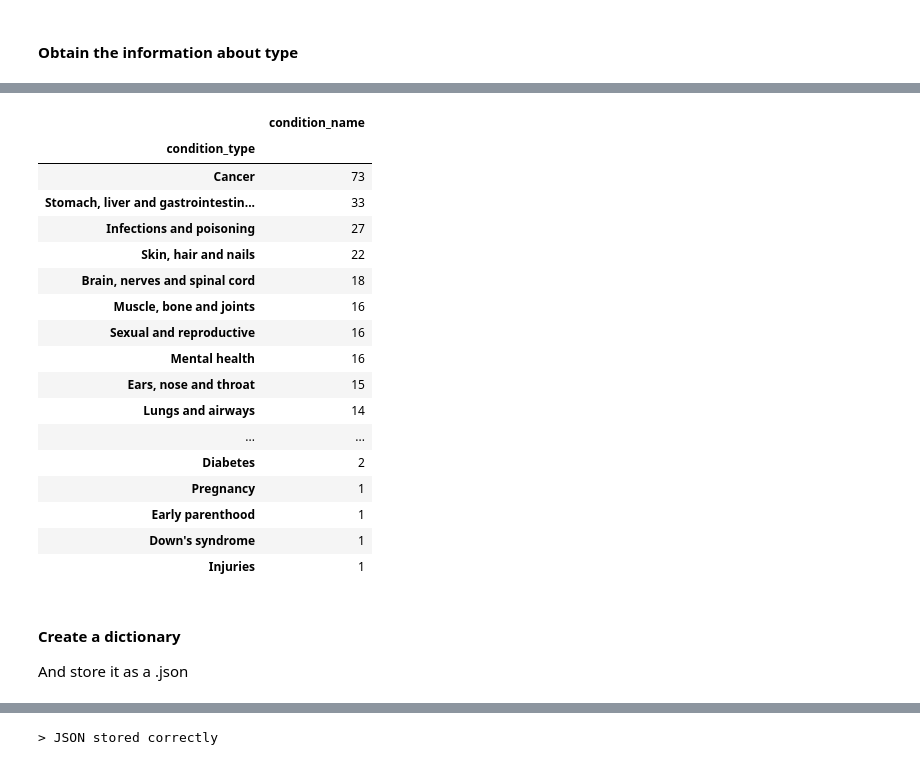
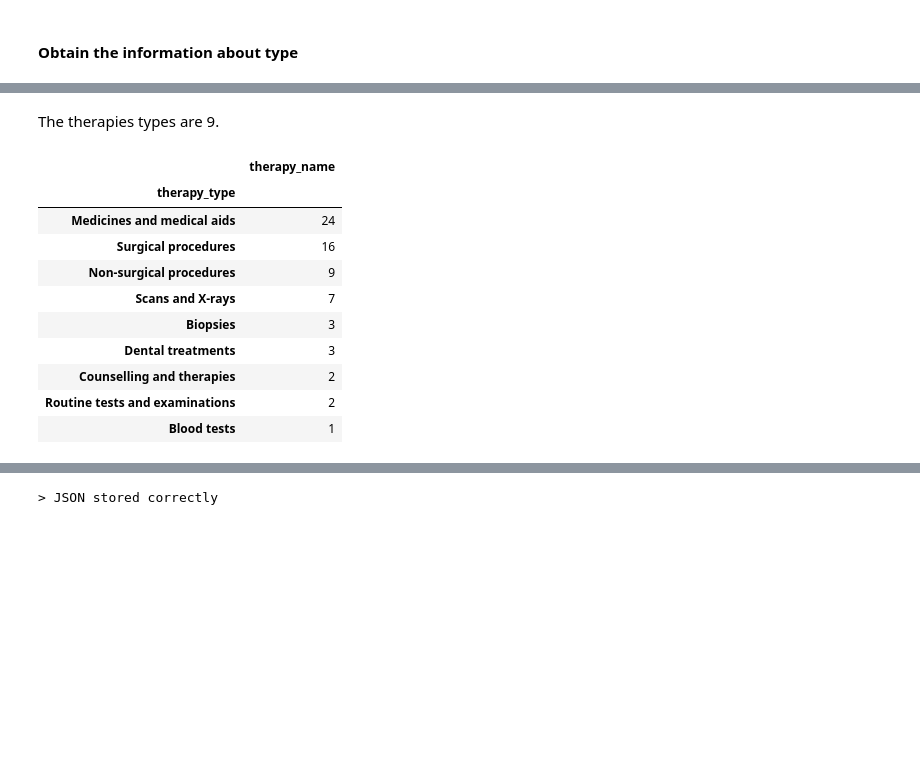
Before and after one commit to elypaolazz/DataMining-Project, a Jupyter notebook: src/webscraping.ipynb, the cells around one changed output, grey strips where cells are left out. Cells and saved outputs as stored; diff of their text form; code cells hidden in the pictures; blank space fills up the shorter version.

```diff
--- a/src/webscraping.ipynb
+++ b/src/webscraping.ipynb
@@ -38,0 +244,12 @@ Now we create the logic to obtain the information we need.
+# %%
+header = {'User-Agent': 'Mozilla/5.0 (Windows; U; Windows NT 5.1; en-US; rv:1.9.0.7) Gecko/2009021910 Firefox/3.0.7'}
+base_url_ther = "https://www.nhsinform.scot/tests-and-treatments/a-to-z"
+
+r_ther = requests.get(base_url_ther,headers=header)
+
+# check the response code (it should be 200)
+print(f"> Status Code: {r_ther.status_code}")
+
+# and obtain the content
+soup_ther = BeautifulSoup(r_ther.text, 'html.parser')
+print("> Site obtained")
@@ -72,9 +294,9 @@ for name, link in zip(name_list[0:5], href_list[0:5]):
 #### **Obtain the information about type**
 # %%
 # setup placeholder
-types_list = []
+types_ther_list = []
 
-for link in tqdm(href_list, desc="Scraping Sites"):
+for link in tqdm(href_ther_list, desc="Scraping Sites"):
 
     # connect
     r = requests.get(link,headers=header)
@@ -90,16 +312,16 @@ for link in tqdm(href_list, desc="Scraping Sites"):
             links = soup.find_all('a',attrs={"class":"nhsuk-breadcrumb__link"})
 
             # save it in the list
-            types_list.append(links[2].text)
+            types_ther_list.append(links[2].text)
 
         except Exception as e:
-            types_list.append("ERROR")
+            types_ther_list.append("ERROR")
             print(f"> Error while retrieving the page '{link}'.")
             print(f"  Error Details: {str(e)}")
 
     # if the page could not be reached, print a warning
     else:
-        types_list.append("ERROR")
+        types_ther_list.append("ERROR")
         print(f"> Error while retrieving the page '{link}'.")
         print(f"  Status Code: {r.status_code}")
 # %% [output]
@@ -136,22 +334,22 @@ We merge all the scraped data together.
 # %%
 # create the df from lists
-conditions_df = pd.DataFrame(
-    data=zip(name_list, types_list),
-    columns=["condition_name","condition_type"]
+therapies_df = pd.DataFrame(
+    data=zip(name_ther_list, types_ther_list),
+    columns=["therapy_name","therapy_type"]
 )
 
 # remove error types
-print(f"> Number of Conditions         {conditions_df.shape[0]}")
-conditions_df = conditions_df.loc[conditions_df["condition_type"] != "ERROR"].reset_index()
-print(f"> Number of Conditions (clean) {conditions_df.shape[0]}")
+print(f"> Number of Therapy         {therapies_df.shape[0]}")
+therapies_df = therapies_df.loc[therapies_df["therapy_type"] != "ERROR"].reset_index()
+print(f"> Number of Therapy (clean) {therapies_df.shape[0]}")
 
 # add column with conditions ids
-conditions_ids = [f"cond_{n}" for n in range(len(conditions_df))]
-conditions_df["condition_id"] = conditions_ids
+therapies_ids = [f"ther_{n}" for n in range(len(therapies_df))]
+therapies_df["therapy_id"] = therapies_ids
 
 # reorder columns
-conditions_df = conditions_df[["condition_id", "condition_name", "condition_type"]]
+therapies_df = therapies_df[["therapy_id", "therapy_name", "therapy_type"]]
 
 # show results
-conditions_df
+therapies_df
 # %% [output]
@@ -196,26 +389,17 @@ types_set
+# %% [markdown]
+The therapies types are 9.
 # %%
-type_freq = pd.DataFrame(conditions_df.groupby(['condition_type'])['condition_name'].count()).sort_values(by=['condition_name'], ascending=False)
+type_freq = pd.DataFrame(therapies_df.groupby(['therapy_type'])['therapy_name'].count()).sort_values(by=['therapy_name'], ascending=False)
 type_freq
 # %% [output]
-|  | condition_name |
-| condition_type |  |
-| Cancer | 73 |
-| Stomach, liver and gastrointestin... | 33 |
-| Infections and poisoning | 27 |
-| Skin, hair and nails | 22 |
-| Brain, nerves and spinal cord | 18 |
-| Muscle, bone and joints | 16 |
-| Sexual and reproductive | 16 |
-| Mental health | 16 |
-| Ears, nose and throat | 15 |
-| Lungs and airways | 14 |
-| ... | ... |
-| Diabetes | 2 |
-| Pregnancy | 1 |
-| Early parenthood | 1 |
-| Down's syndrome | 1 |
-| Injuries | 1 |
+|  | therapy_name |
+| therapy_type |  |
+| Medicines and medical aids | 24 |
+| Surgical procedures | 16 |
+| Non-surgical procedures | 9 |
+| Scans and X-rays | 7 |
+| Biopsies | 3 |
+| Dental treatments | 3 |
+| Counselling and therapies | 2 |
+| Routine tests and examinations | 2 |
+| Blood tests | 1 |
-# %% [markdown]
-#### **Create a dictionary**
-
-And store it as a .json
```
Also changed, not shown: parts of 32 cells of this notebook, 1 other file.
